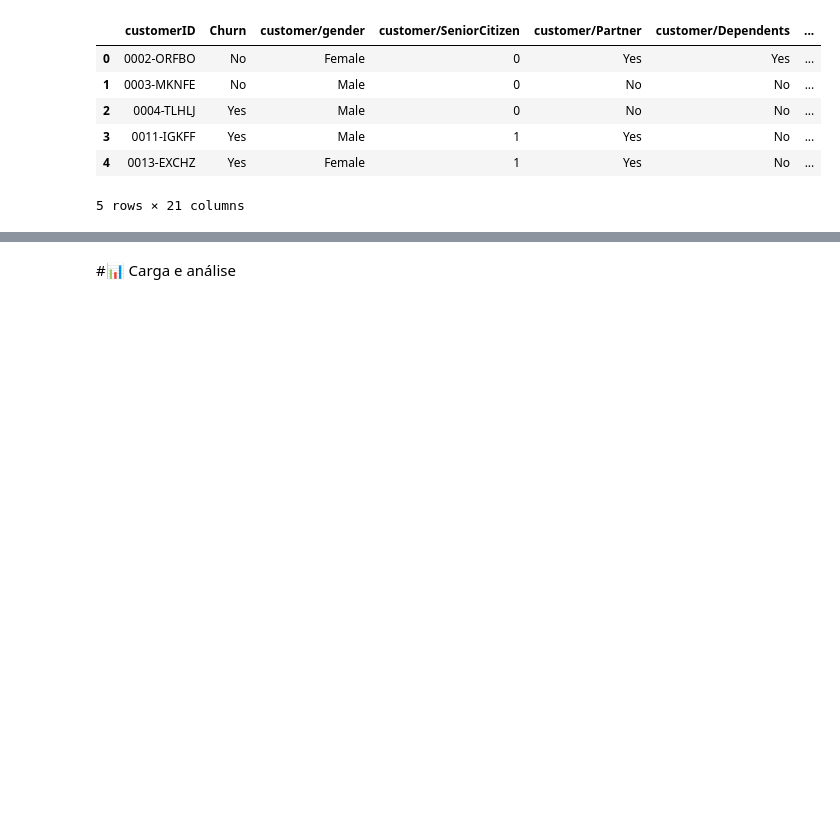
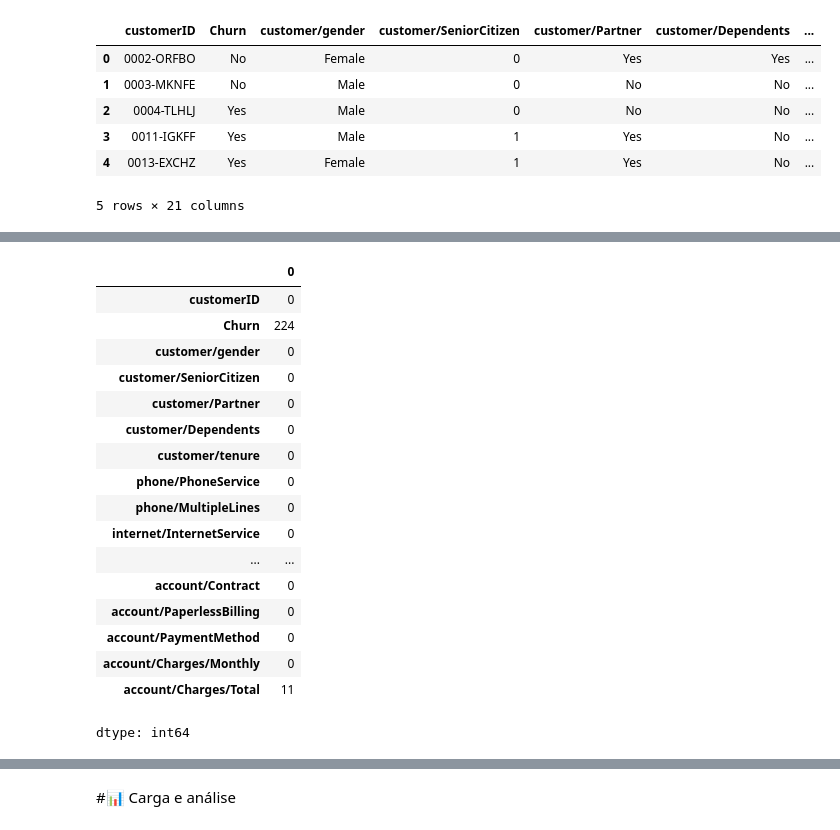
Before and after one commit to isadoramelo95/Challenge_Telecomx, a Jupyter notebook: TelecomX_BR.ipynb, the cells around one changed output, grey strips where cells are left out. Saved outputs shown, nothing was run; the diff lists cells and outputs as text; code cells hidden in the pictures; blank space fills up the shorter version.

```diff
--- a/TelecomX_BR.ipynb
+++ b/TelecomX_BR.ipynb
@@ -36,0 +159,21 @@ dados.head()
+# %%
+dados.apply(lambda x: x.astype(str).str.strip() == '').sum()
+# %% [output]
+|  | 0 |
+| customerID | 0 |
+| Churn | 224 |
+| customer/gender | 0 |
+| customer/SeniorCitizen | 0 |
+| customer/Partner | 0 |
+| customer/Dependents | 0 |
+| customer/tenure | 0 |
+| phone/PhoneService | 0 |
+| phone/MultipleLines | 0 |
+| internet/InternetService | 0 |
+| ... | ... |
+| account/Contract | 0 |
+| account/PaperlessBilling | 0 |
+| account/PaymentMethod | 0 |
+| account/Charges/Monthly | 0 |
+| account/Charges/Total | 11 |
+dtype: int64
```
Also changed, not shown: parts of 19 cells of this notebook.
